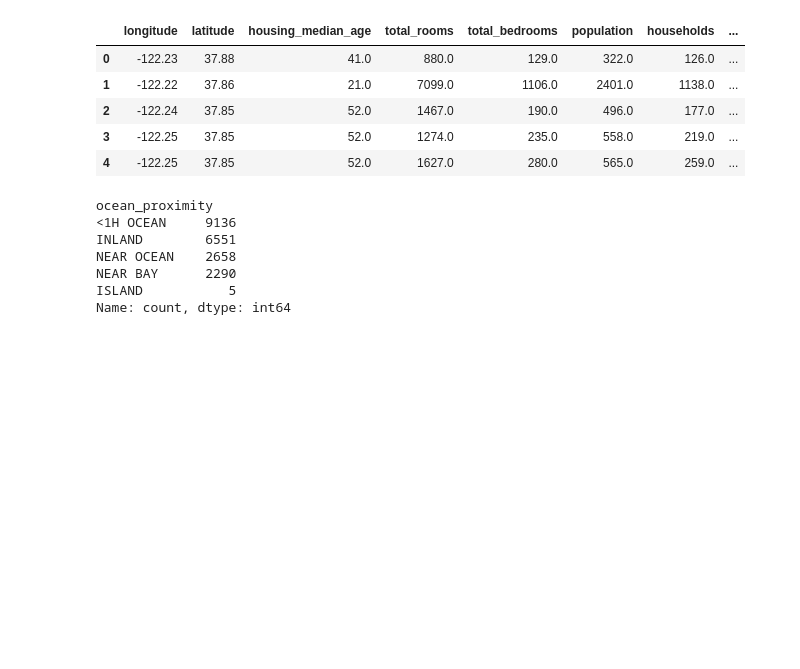
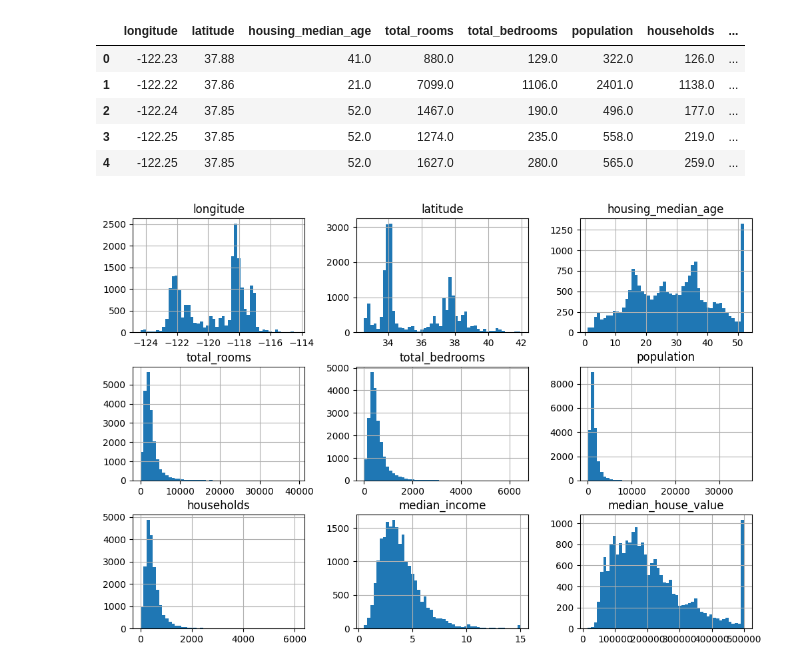
Before and after one commit to Brian342/Jupyter_NoteBook, a Jupyter notebook: Ai.ipynb, the cells around one changed output. Drawn from its saved outputs; the diff is of its cells as text; code cells hidden in the pictures; blank space fills up the shorter version.

```diff
--- a/Ai.ipynb
+++ b/Ai.ipynb
@@ -402,13 +402,11 @@ housing.head()
 | 4 | -122.25 | 37.85 | 52.0 | 1627.0 | 280.0 | 565.0 | 259.0 | ... |
 # %%
 # housing.info()
-housing["ocean_proximity"].value_counts()
+# housing["ocean_proximity"].value_counts()
+# housing.describe()
+import matplotlib.pyplot as plt
+housing.hist(bins=50, figsize=(12, 8))
+plt.show()
 # %% [output]
-ocean_proximity
-<1H OCEAN     9136
-INLAND        6551
-NEAR OCEAN    2658
-NEAR BAY      2290
-ISLAND           5
-Name: count, dtype: int64
+[figure, added]
 # %%
```
Also changed, not shown: parts of 2 cells of this notebook, 5 other files.
